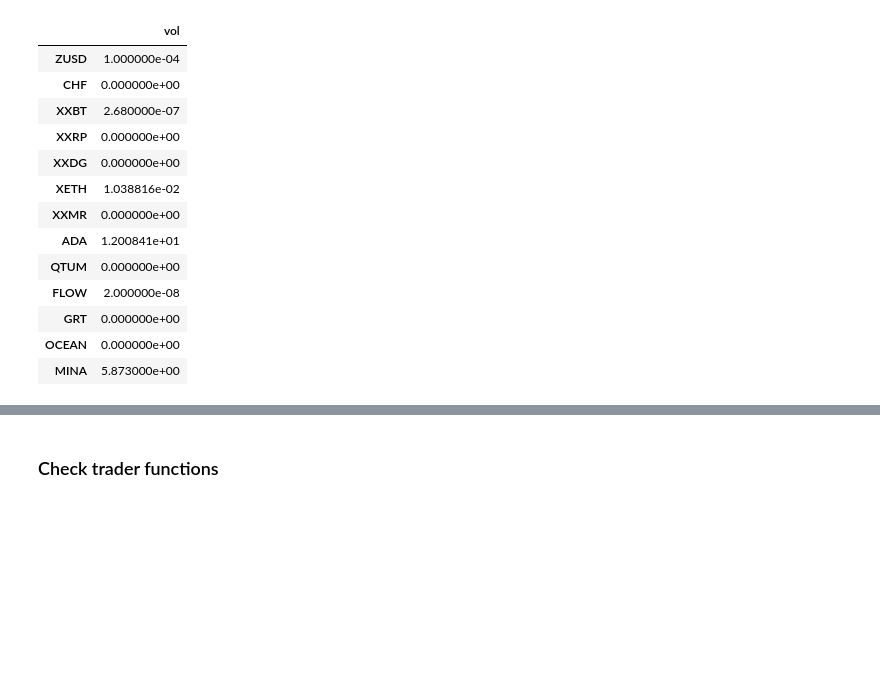
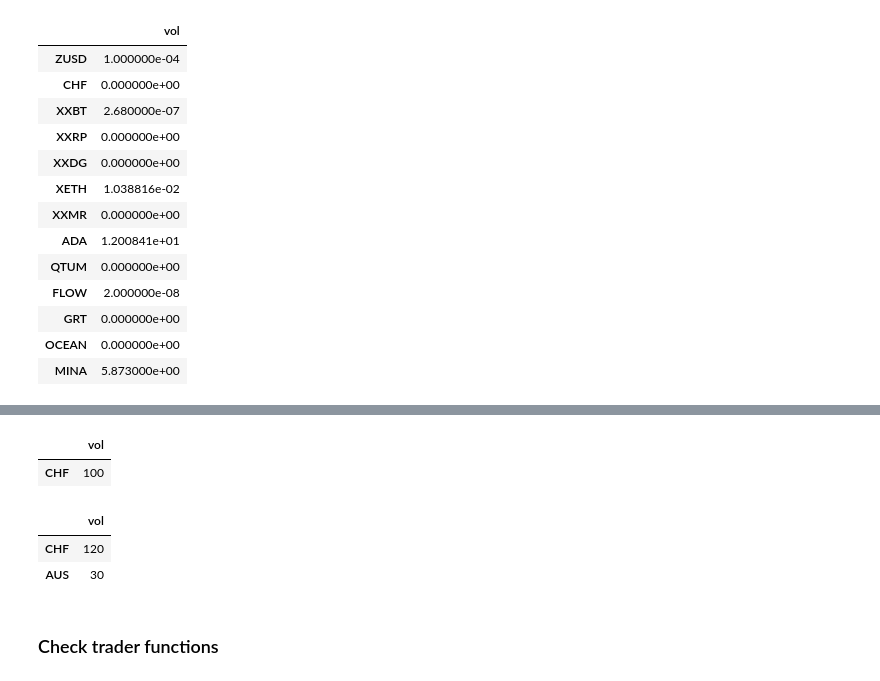
Before and after one commit to fredmontet/tars, a Jupyter notebook: notebooks/test.ipynb, the cells around one changed output, grey strips where cells are left out. Drawn from its saved outputs; the diff is of its cells as text; code cells hidden in the pictures; blank space fills up the shorter version.

Commit message:
Add VirtualPortifolio

```diff
--- a/notebooks/test.ipynb
+++ b/notebooks/test.ipynb
@@ -113,3 +120,18 @@ portfolio.get_trade_balance()
+# %%
+virtual_portfolio = VirtualPortfolio({'CHF':100})
+# %%
+virtual_portfolio.get_account_balance()
+# %% [output]
+|  | vol |
+| CHF | 100 |
+# %%
+virtual_portfolio.add_asset('CHF', 20)
+virtual_portfolio.add_asset('AUS', 30)
+virtual_portfolio.get_account_balance()
+# %% [output]
+|  | vol |
+| CHF | 120 |
+| AUS | 30 |
 # %% [markdown]
 ### Check trader functions
 # %%
```
Also changed, not shown: parts of 10 cells of this notebook, 6 other files.
